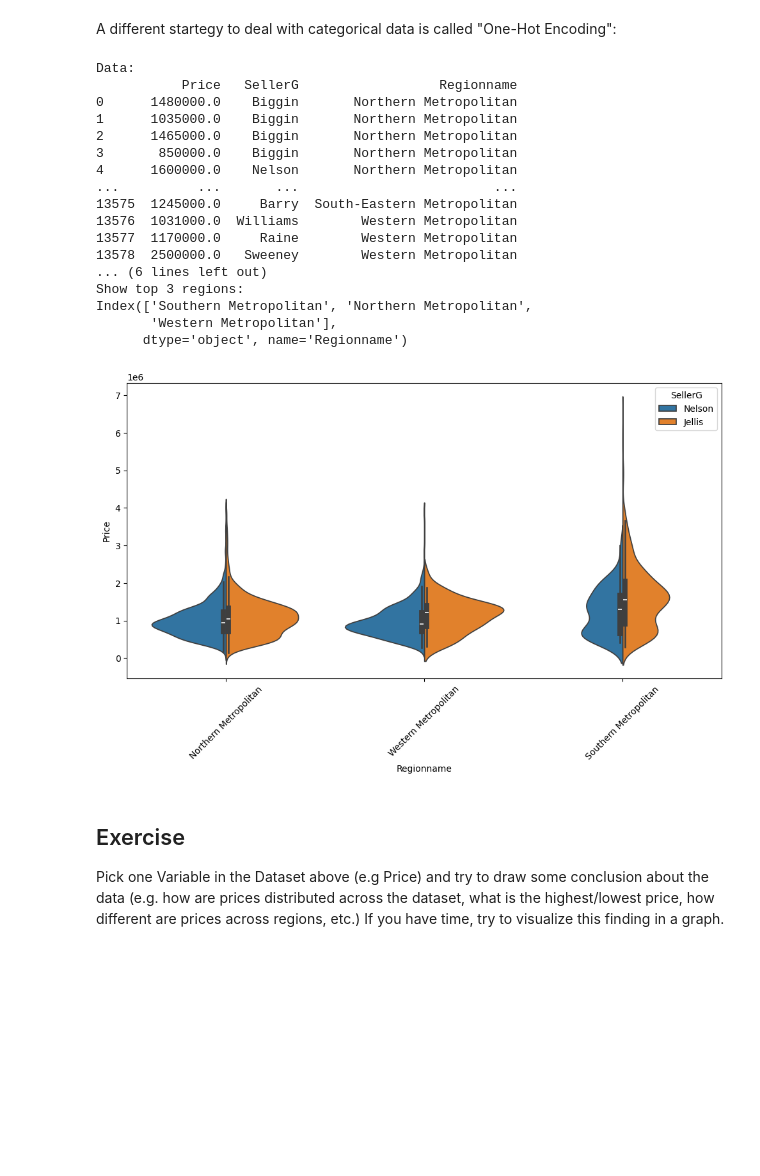
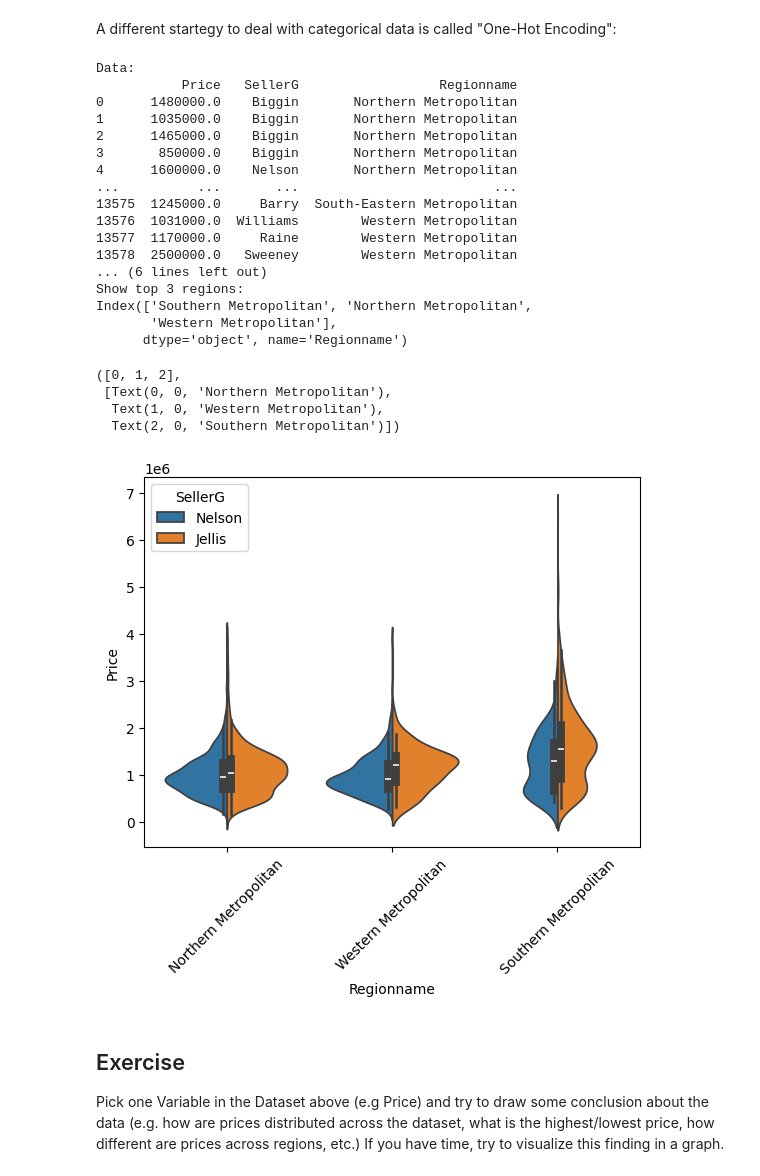
Before and after one commit to naica922/uek_259_MachieneLearning, a Jupyter notebook: demos/03_Data_Preprocessing.ipynb, the cells around one changed output. Cells and saved outputs as stored; diff of their text form; code cells hidden in the pictures; blank space fills up the shorter version.

```diff
--- a/demos/03_Data_Preprocessing.ipynb
+++ b/demos/03_Data_Preprocessing.ipynb
@@ -188,38 +188,40 @@ top_sellers = df.groupby("SellerG").count().sort_values("Price",ascending=False)
 top_sellers
 print('Show top 2 sellers:')
 print(top_sellers)
 
-# Count how many houses are in what country
+# Count how many houses per region
 top_regions = df.groupby("Regionname").count().sort_values("Price",ascending=False).head(3).index
 print('Show top 3 regions:')
 print(top_regions)
 
-# Display a violin diagram with seaborn x = the top 3 regionnames, y = the prices and left and right the top 2 sellers
+# Display a violin diagram with top regions, sellers and prices
 filtered_df = df[(df["SellerG"].isin(top_sellers)) & (df["Regionname"].isin(top_regions))]
 
-plt.figure(figsize=(12, 6))
 sns.violinplot(x="Regionname", y="Price", hue="SellerG", data=filtered_df, split=True)
 plt.xticks(rotation=45)
-plt.show()
 # %% [output]
 Data:
            Price   SellerG                  Regionname
 0      1480000.0    Biggin       Northern Metropolitan
 1      1035000.0    Biggin       Northern Metropolitan
 2      1465000.0    Biggin       Northern Metropolitan
 3       850000.0    Biggin       Northern Metropolitan
 4      1600000.0    Nelson       Northern Metropolitan
 ...          ...       ...                         ...
 13575  1245000.0     Barry  South-Eastern Metropolitan
 13576  1031000.0  Williams        Western Metropolitan
 13577  1170000.0     Raine        Western Metropolitan
 13578  2500000.0   Sweeney        Western Metropolitan
 ... (6 lines left out)
 Show top 3 regions:
 Index(['Southern Metropolitan', 'Northern Metropolitan',
        'Western Metropolitan'],
       dtype='object', name='Regionname')
+([0, 1, 2],
+ [Text(0, 0, 'Northern Metropolitan'),
+  Text(1, 0, 'Western Metropolitan'),
+  Text(2, 0, 'Southern Metropolitan')])
-[figure, old version]
+[figure, new version]
 # %% [markdown]
 ## Exercise
 
```
